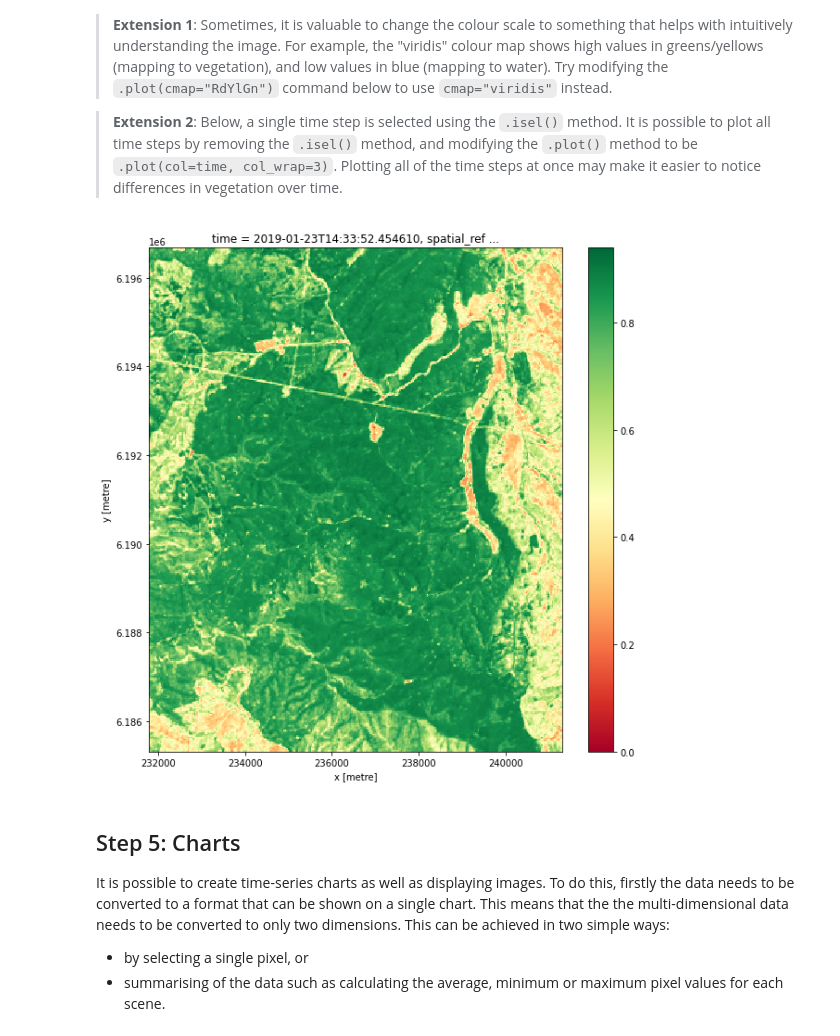
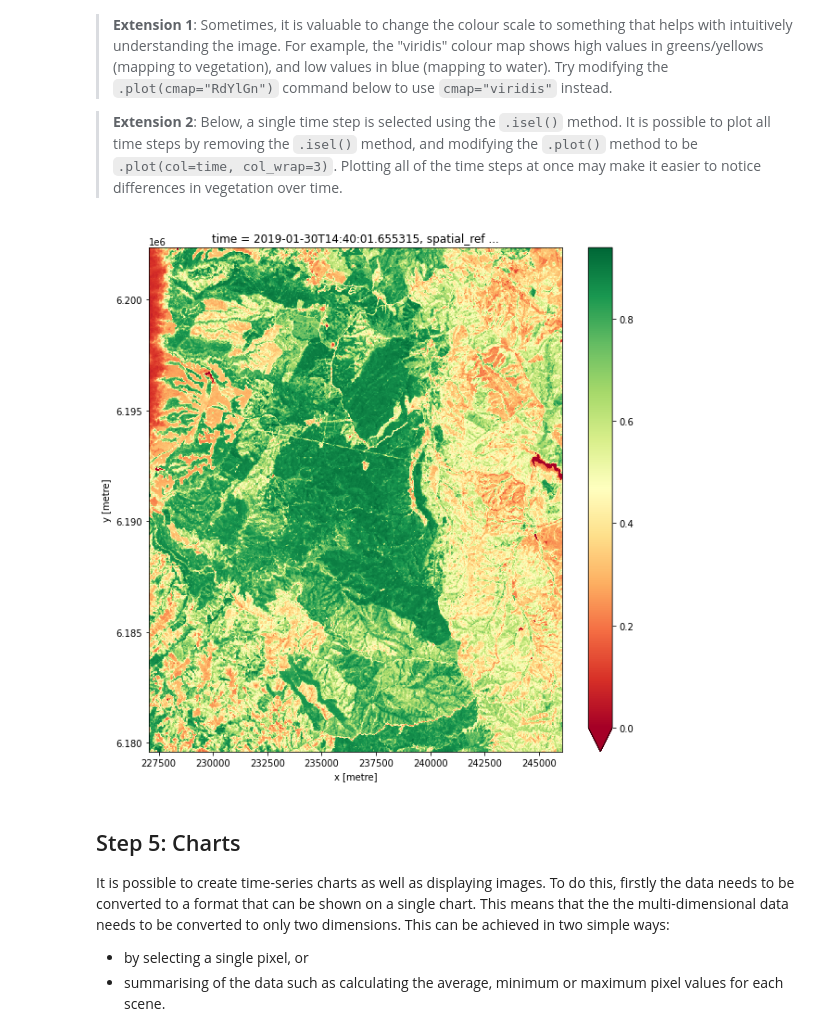
Before and after one commit to datacubechile/datacube-notebooks-public, a Jupyter notebook: Beginners_guide/05_Basic_analysis.ipynb, the cells around one changed output. Saved outputs shown, nothing was run; the diff lists cells and outputs as text; code cells hidden in the pictures.

```diff
--- a/Beginners_guide/05_Basic_analysis.ipynb
+++ b/Beginners_guide/05_Basic_analysis.ipynb
@@ -96,7 +97,7 @@ central_lat = -34.389032
 central_lon = -71.865331
 
 # Set the buffer to load around the central coordinates
-buffer = 0.05
+buffer = 0.1
 
 # Compute the bounding box for the study area
 study_area_lat = (central_lat - buffer, central_lat + buffer)
@@ -318,15 +318,15 @@ It is possible to plot all time steps by removing the `.isel()` method, and modi
 Plotting all of the time steps at once may make it easier to notice differences in vegetation over time.
 # %%
 # Set the NDVI time step to view
-ndvi_time_step = 1
+ndvi_time_step = 3
 
 # This is the simple way to plot
 # Note that high values are likely to be vegetation.
 plt.figure(figsize=(10, 10))
 ndvi.isel(time=ndvi_time_step).plot(cmap="RdYlGn", vmin=0)
 plt.show()
 # %% [output]
-[figure, old version]
+[figure, new version]
 # %% [markdown]
 ## Step 5: Charts
 It is possible to create time-series charts as well as displaying images. To do this, firstly the data needs to be converted to a format that can be shown on a single chart. This means that the the multi-dimensional data needs to be converted to only two dimensions. This can be achieved in two simple ways:
```
Also changed, not shown: parts of 9 cells of this notebook, 1 other file.
